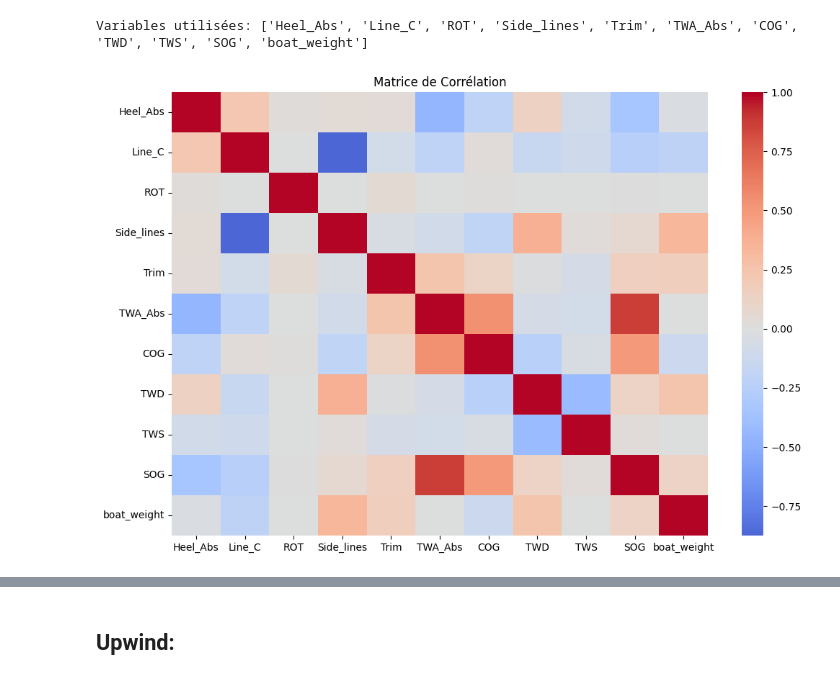
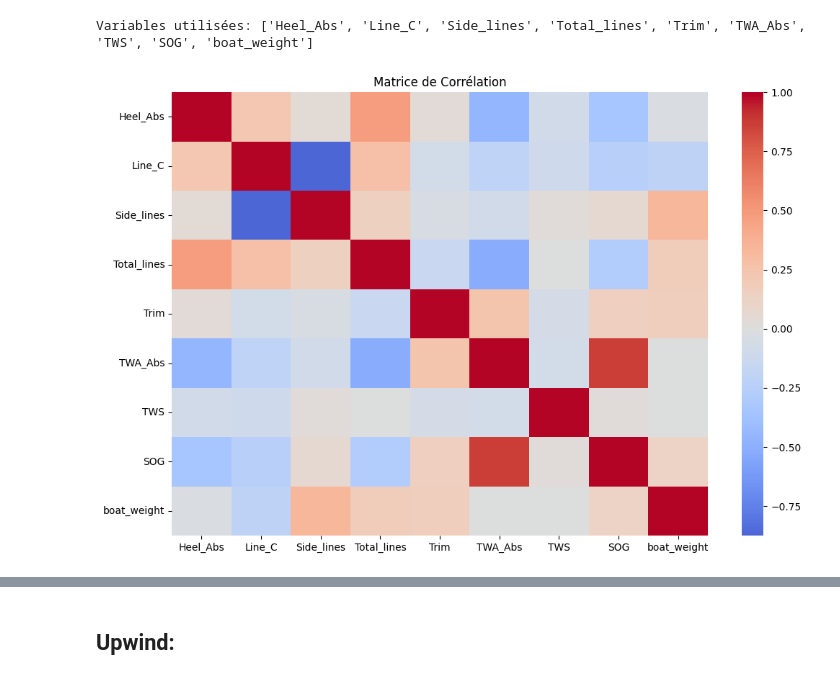
Before and after one commit to HusamJubranEPFL/FormulaKiteDataAnalysis, a Jupyter notebook: Straight Run/analysis.ipynb, the cells around one changed output, grey strips where cells are left out. Saved outputs shown, nothing was run; the diff lists cells and outputs as text; code cells hidden in the pictures.

```diff
--- a/Straight Run/analysis.ipynb
+++ b/Straight Run/analysis.ipynb
@@ -43,25 +43,25 @@ df = pd.read_csv("all_data.csv")
 # %%
 def afficher_matrice_correlation(dataframe, taille_figure=(12, 8), cmap="coolwarm"):
     plt.figure(figsize=taille_figure)
     sns.heatmap(dataframe.corr(), cmap=cmap, center=0)
     plt.title("Matrice de Corrélation")
     plt.show()
 
 df_numeric = df.select_dtypes(include=["float64", "int64"]).copy()
 drop_cols = [
-    "TWA", "TimeUTC", "SecondsSince1970", "ISODateTimeUTC",
+    "TWD","COG","TWA", "TimeUTC", "SecondsSince1970", "ISODateTimeUTC",
     "Lat", "LatBow", "LatCenter", "LatStern", "Lon", "LonBow", "LonCenter", "LonStern",
     "Leg", "Log", "LogAlongCourse", "MagneticVariation", "Rank", "TimeLocal",
     "DistanceToLeader", "interval_id", "boat_name", "interval_duration",
-    "Heel", "Heel_Lwd", "Line_R", "Line_L", "BelowLineCalc", "VMC","XTE","Total_lines","VMG","gain_forward","gain_lateral", "gain_vmg"
+    "Heel", "Heel_Lwd", "Line_R", "Line_L", "BelowLineCalc", "VMC","XTE","VMG","gain_forward","gain_lateral", "gain_vmg","ROT"
 ]
 df_numeric.drop(columns=[c for c in drop_cols if c in df_numeric.columns], inplace=True)
 df_numeric.dropna(subset=["SOG"], inplace=True)
 print(f"Variables utilisées:", df_numeric.columns.tolist())
 afficher_matrice_correlation(df_numeric)
 # %% [output]
-Variables utilisées: ['Heel_Abs', 'Line_C', 'ROT', 'Side_lines', 'Trim', 'TWA_Abs', 'COG', 'TWD', 'TWS', 'SOG', 'boat_weight']
+Variables utilisées: ['Heel_Abs', 'Line_C', 'Side_lines', 'Total_lines', 'Trim', 'TWA_Abs', 'TWS', 'SOG', 'boat_weight']
-[figure, old version]
+[figure, new version]
 # %%
 def afficher_correlation_vmg(df, variable="SOG", taille_figure=(10, 6)):
     corr_with_vmg = df.corr()[variable].sort_values(ascending=False)
```
Also changed, not shown: parts of 13 cells of this notebook, 2 other files.
